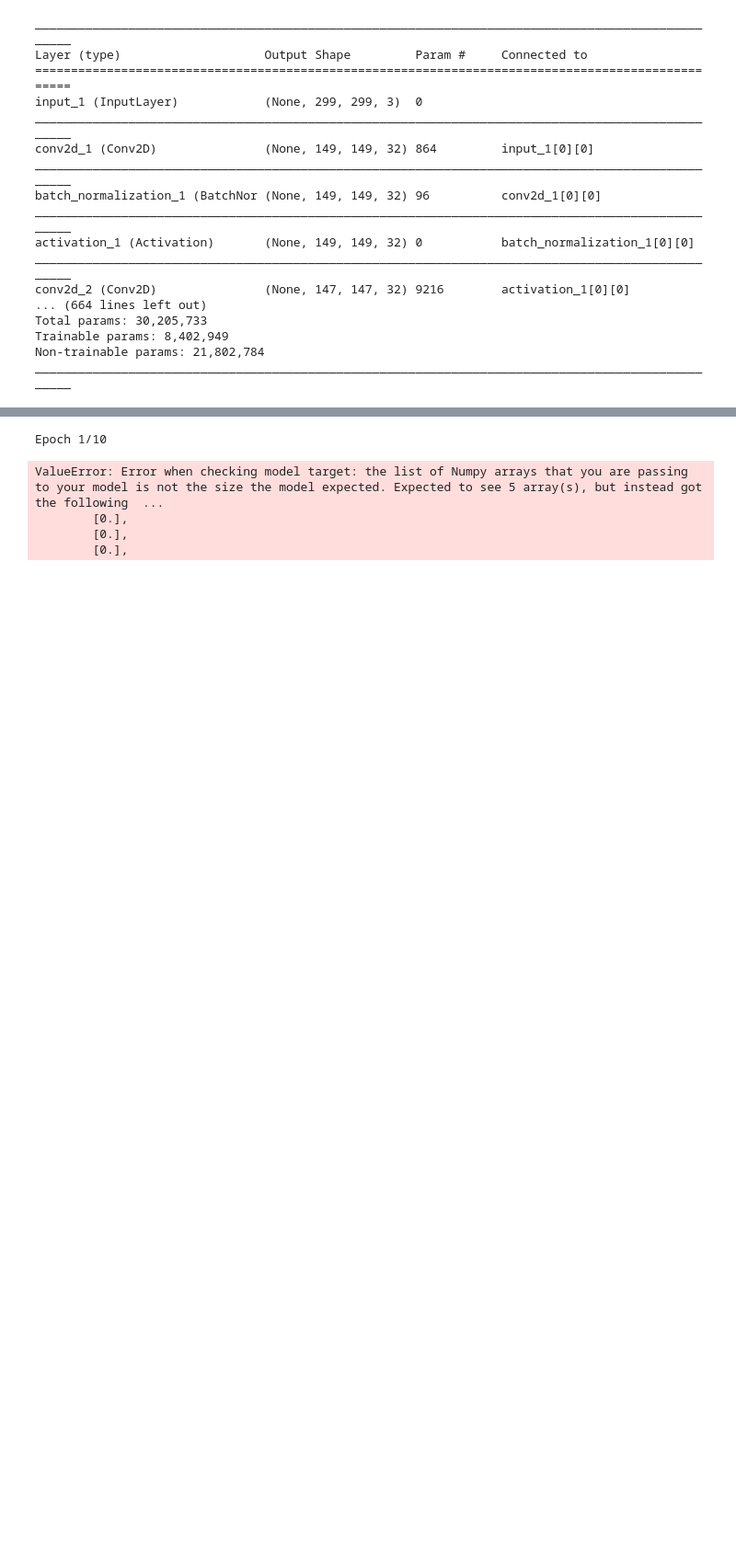
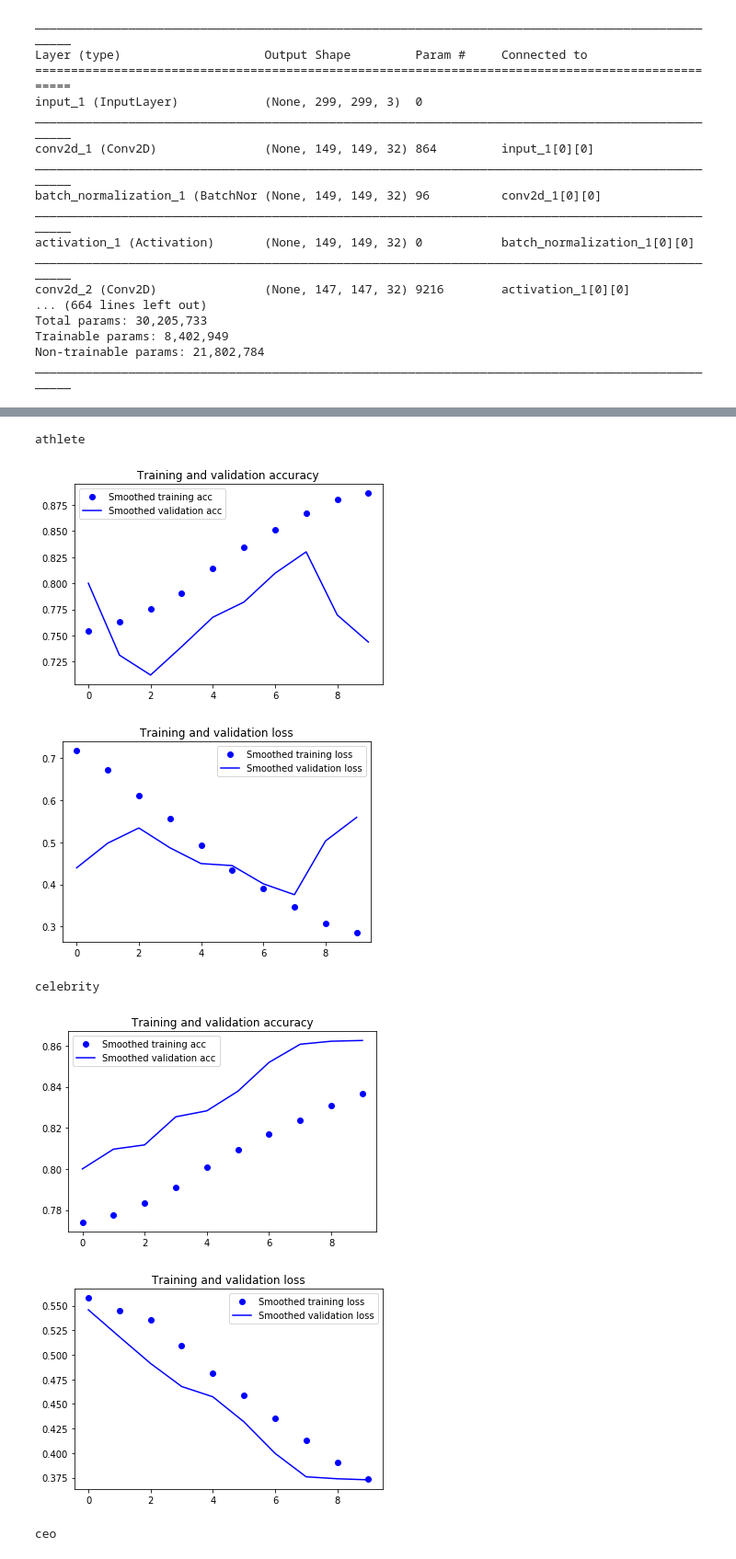
Before and after one commit to minkj1992/android_facial_analysis, a Jupyter notebook: Keras/inceptionV3.ipynb, the cells around one changed output, grey strips where cells are left out. Shown at 92% size. Saved outputs shown, nothing was run; the diff lists cells and outputs as text; code cells hidden in the pictures; blank space fills up the shorter version.

Commit message:
inceptionV3.ipynb finished

```diff
--- a/Keras/inceptionV3.ipynb
+++ b/Keras/inceptionV3.ipynb
@@ -189,0 +243,9 @@ Use Pillow instead: ``numpy.array(Image.fromarray(arr).resize())``.
+# %%
+history = model.fit_generator(generator=generate_data_generator(train_datagen,x_train,y_train),
+                    steps_per_epoch=len(x_train) / BATCH_SIZE,
+                    validation_data=generate_data_generator(test_datagen,x_val,y_val),
+                    validation_steps=len(x_val) / BATCH_SIZE,
+                    epochs=EPOCHS)
+MODEL_FILE = 'inception_v3_face.h5'
+
+model.save(MODEL_FILE)
@@ -210,18 +301,3 @@ test_generator = extract_features(test_datagen,x_test,y_test)
-# %%
-history = model.fit_generator(generator=train_generator,
-                    steps_per_epoch=len(x_train) / BATCH_SIZE,
-                    validation_data=valid_generator,
-                    validation_steps=len(x_val) / BATCH_SIZE,
-                    epochs=EPOCHS)
-MODEL_FILE = 'inception_v3_face.h5'
-
-model.save(MODEL_FILE)
-# %% [output]
-Epoch 1/10
-ValueError: Error when checking model target: the list of Numpy arrays that you are passing to your model is not the size the model expected. Expected to see 5 array(s), but instead got the following  ...
-        [0.],
-        [0.],
-        [0.],
 # %%
 import matplotlib.pyplot as plt
 def smooth_curve(points, factor=0.8):
@@ -234,27 +310,37 @@ def smooth_curve(points, factor=0.8):
             smoothed_points.append(point)
     return smoothed_points
 # %%
-acc = history.history['acc']
-val_acc = history.history['val_acc']
-loss = history.history['loss']
-val_loss = history.history['val_loss']
+for i in ['athlete','celebrity','ceo','crime','professor']:
+    print(i)
+    acc = history.history[i+'_acc']
+    val_acc = history.history['val_'+i+'_acc']
+    loss = history.history[i+'_loss']
+    val_loss = history.history['val_'+i+'_loss']
 
-epochs = range(len(acc))
+    epochs = range(len(acc))
 
-plt.plot(epochs,
-         smooth_curve(acc), 'bo', label='Smoothed training acc')
-plt.plot(epochs,
-         smooth_curve(val_acc), 'b', label='Smoothed validation acc')
-plt.title('Training and validation accuracy')
-plt.legend()
+    plt.plot(epochs,
+             smooth_curve(acc), 'bo', label='Smoothed training acc')
+    plt.plot(epochs,
+             smooth_curve(val_acc), 'b', label='Smoothed validation acc')
+    plt.title('Training and validation accuracy')
+    plt.legend()
 
-plt.figure()
+    plt.figure()
 
-plt.plot(epochs,
-         smooth_curve(loss), 'bo', label='Smoothed training loss')
-plt.plot(epochs,
-         smooth_curve(val_loss), 'b', label='Smoothed validation loss')
-plt.title('Training and validation loss')
-plt.legend()
+    plt.plot(epochs,
+             smooth_curve(loss), 'bo', label='Smoothed training loss')
+    plt.plot(epochs,
+             smooth_curve(val_loss), 'b', label='Smoothed validation loss')
+    plt.title('Training and validation loss')
+    plt.legend()
 
-plt.show()
+    plt.show()
+# %% [output]
+athlete
+[figure, added]
+[figure, added]
+celebrity
+[figure, added]
+[figure, added]
+ceo
```
Also changed, not shown: parts of 8 cells of this notebook, 1 other file.
